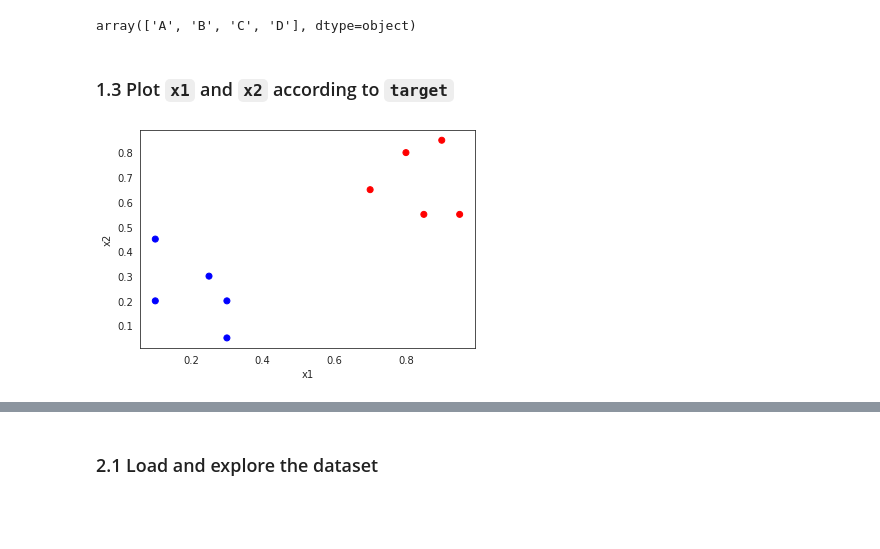
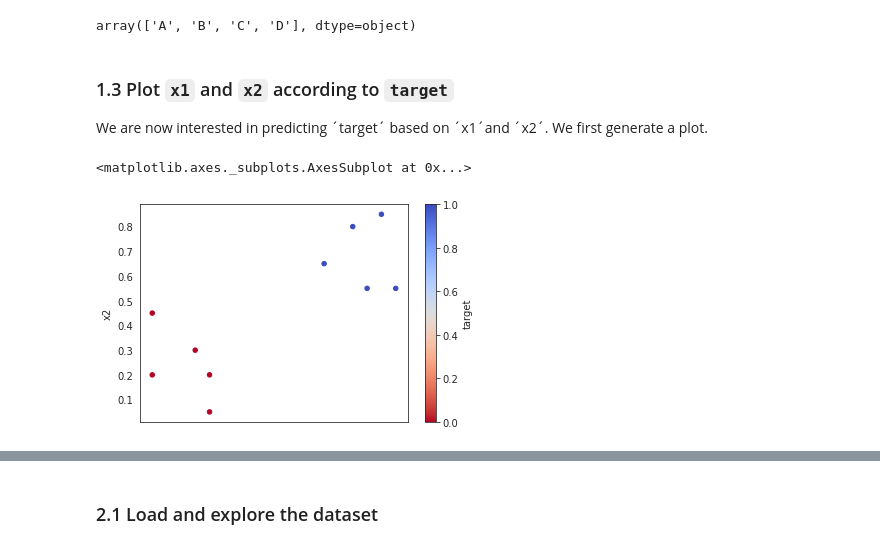
Before and after one commit to michalis0/DataScience_and_MachineLearning, a Jupyter notebook: week5/Classification_Logistic_Regression.ipynb, the cells around one changed output, grey strips where cells are left out. Saved outputs shown, nothing was run; the diff lists cells and outputs as text; code cells hidden in the pictures; blank space fills up the shorter version.

```diff
--- a/week5/Classification_Logistic_Regression.ipynb
+++ b/week5/Classification_Logistic_Regression.ipynb
@@ -112,20 +130,11 @@ le.classes_
 array(['A', 'B', 'C', 'D'], dtype=object)
 # %% [markdown]
 ### 1.3 Plot `x1` and `x2` according to `target`
+We are now interested in predicting ´target´ based on ´x1´and ´x2´. We first generate a plot.
-# %%
-x1 = df["x1"]
-x2 = df["x2"]
-y = df["target"]
-
-color1 = "blue" # y = 0
-color2 = "red" # y = 1
-colormap = np.array([color1,color2])
-
-plt.scatter(x1, x2, c=colormap[y])
-plt.xlabel("x1")
-plt.ylabel("x2")
-plt.show()
-# %% [output]
-[figure, removed]
+# %%
+df.plot.scatter("x1", "x2", c="target", colormap="coolwarm_r")
+# %% [output]
+<matplotlib.axes._subplots.AxesSubplot at 0x...>
+[figure, added]
 # %% [markdown]
 ### 1.4 Logistic Regression and Decision Boundary
```
Also changed, not shown: parts of 20 cells of this notebook.
